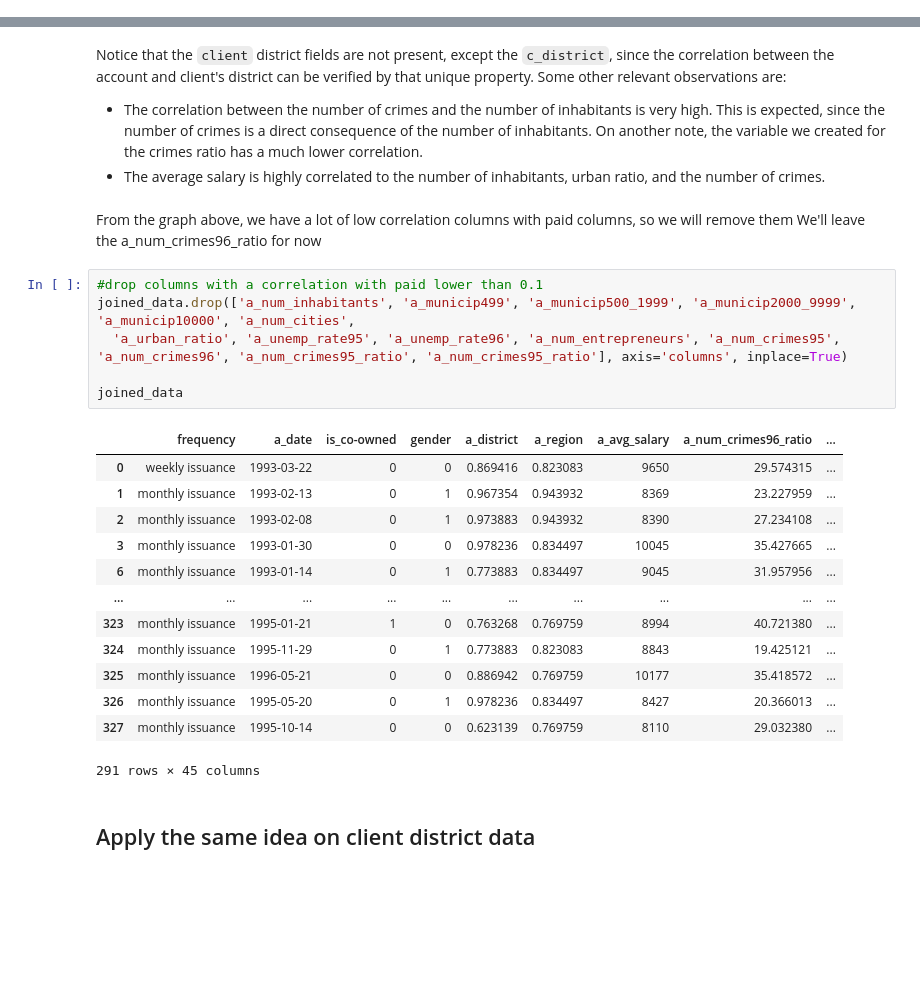
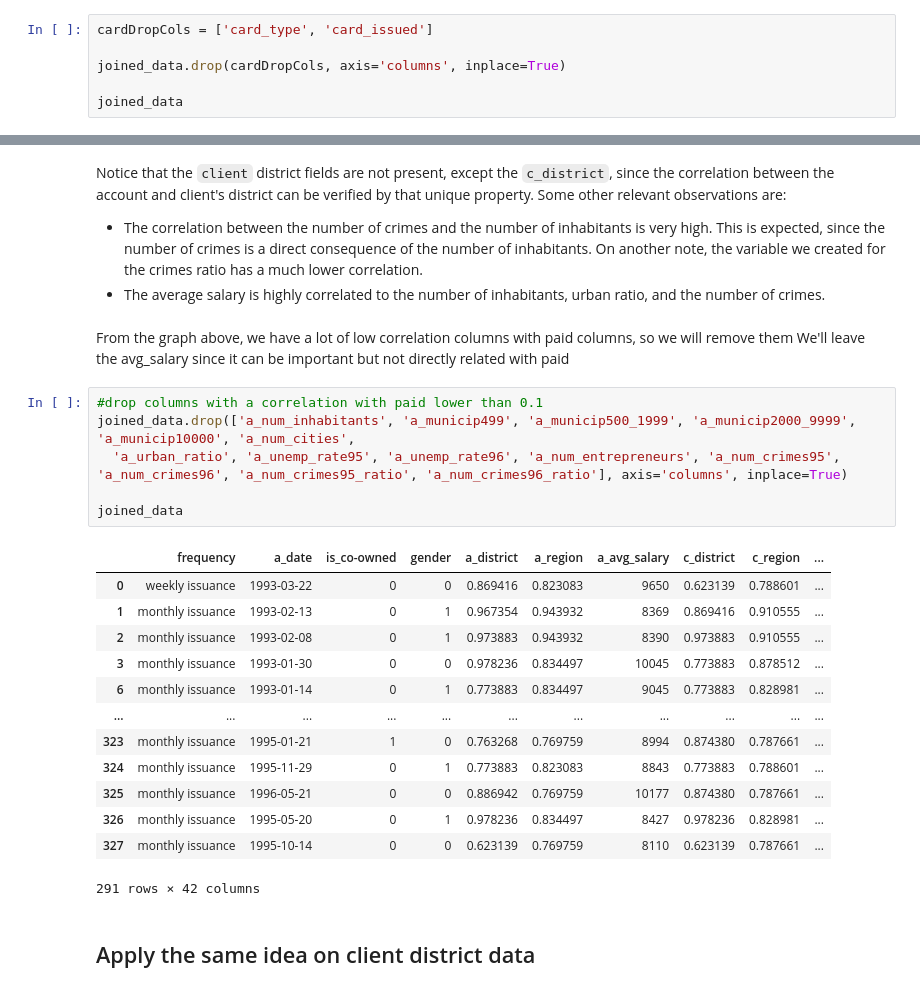
Before and after one commit to ruialves35/feup-ac, a Jupyter notebook: src/analysis/featureExtraction.ipynb, the cells around one changed output, grey strips where cells are left out. Saved outputs shown, nothing was run; the diff lists cells and outputs as text; blank space fills up the shorter version.

```diff
--- a/src/analysis/featureExtraction.ipynb
+++ b/src/analysis/featureExtraction.ipynb
@@ -138,0 +144,6 @@ joined_data = joined_data[joined_data['age'] != 0]
+# %%
+cardDropCols = ['card_type', 'card_issued']
+
+joined_data.drop(cardDropCols, axis='columns', inplace=True)
+
+joined_data
@@ -224,27 +249,27 @@ Notice that the `client` district fields are not present, except the `c_district
 - The average salary is highly correlated to the number of inhabitants, urban ratio, and the number of crimes.
 # %% [markdown]
 From the graph above, we have a lot of low correlation columns with paid columns, so we will remove them
-We'll leave the a_num_crimes96_ratio for now
+We'll leave the avg_salary since it can be important but not directly related with paid
 # %%
 #drop columns with a correlation with paid lower than 0.1
 joined_data.drop(['a_num_inhabitants', 'a_municip499', 'a_municip500_1999', 'a_municip2000_9999', 'a_municip10000', 'a_num_cities',
-  'a_urban_ratio', 'a_unemp_rate95', 'a_unemp_rate96', 'a_num_entrepreneurs', 'a_num_crimes95', 'a_num_crimes96', 'a_num_crimes95_ratio', 'a_num_crimes95_ratio'], axis='columns', inplace=True)
+  'a_urban_ratio', 'a_unemp_rate95', 'a_unemp_rate96', 'a_num_entrepreneurs', 'a_num_crimes95', 'a_num_crimes96', 'a_num_crimes95_ratio', 'a_num_crimes96_ratio'], axis='columns', inplace=True)
 
 joined_data
 # %% [output]
-|  | frequency | a_date | is_co-owned | gender | a_district | a_region | a_avg_salary | a_num_crimes96_ratio | ... |
-| 0 | weekly issuance | 1993-03-22 | 0 | 0 | 0.869416 | 0.823083 | 9650 | 29.574315 | ... |
-| 1 | monthly issuance | 1993-02-13 | 0 | 1 | 0.967354 | 0.943932 | 8369 | 23.227959 | ... |
-| 2 | monthly issuance | 1993-02-08 | 0 | 1 | 0.973883 | 0.943932 | 8390 | 27.234108 | ... |
-| 3 | monthly issuance | 1993-01-30 | 0 | 0 | 0.978236 | 0.834497 | 10045 | 35.427665 | ... |
-| 6 | monthly issuance | 1993-01-14 | 0 | 1 | 0.773883 | 0.834497 | 9045 | 31.957956 | ... |
-| ... | ... | ... | ... | ... | ... | ... | ... | ... | ... |
-| 323 | monthly issuance | 1995-01-21 | 1 | 0 | 0.763268 | 0.769759 | 8994 | 40.721380 | ... |
-| 324 | monthly issuance | 1995-11-29 | 0 | 1 | 0.773883 | 0.823083 | 8843 | 19.425121 | ... |
-| 325 | monthly issuance | 1996-05-21 | 0 | 0 | 0.886942 | 0.769759 | 10177 | 35.418572 | ... |
-| 326 | monthly issuance | 1995-05-20 | 0 | 1 | 0.978236 | 0.834497 | 8427 | 20.366013 | ... |
-| 327 | monthly issuance | 1995-10-14 | 0 | 0 | 0.623139 | 0.769759 | 8110 | 29.032380 | ... |
+|  | frequency | a_date | is_co-owned | gender | a_district | a_region | a_avg_salary | c_district | c_region | ... |
+| 0 | weekly issuance | 1993-03-22 | 0 | 0 | 0.869416 | 0.823083 | 9650 | 0.623139 | 0.788601 | ... |
+| 1 | monthly issuance | 1993-02-13 | 0 | 1 | 0.967354 | 0.943932 | 8369 | 0.869416 | 0.910555 | ... |
+| 2 | monthly issuance | 1993-02-08 | 0 | 1 | 0.973883 | 0.943932 | 8390 | 0.973883 | 0.910555 | ... |
+| 3 | monthly issuance | 1993-01-30 | 0 | 0 | 0.978236 | 0.834497 | 10045 | 0.773883 | 0.878512 | ... |
+| 6 | monthly issuance | 1993-01-14 | 0 | 1 | 0.773883 | 0.834497 | 9045 | 0.773883 | 0.828981 | ... |
+| ... | ... | ... | ... | ... | ... | ... | ... | ... | ... | ... |
+| 323 | monthly issuance | 1995-01-21 | 1 | 0 | 0.763268 | 0.769759 | 8994 | 0.874380 | 0.787661 | ... |
+| 324 | monthly issuance | 1995-11-29 | 0 | 1 | 0.773883 | 0.823083 | 8843 | 0.773883 | 0.788601 | ... |
+| 325 | monthly issuance | 1996-05-21 | 0 | 0 | 0.886942 | 0.769759 | 10177 | 0.874380 | 0.787661 | ... |
+| 326 | monthly issuance | 1995-05-20 | 0 | 1 | 0.978236 | 0.834497 | 8427 | 0.978236 | 0.828981 | ... |
+| 327 | monthly issuance | 1995-10-14 | 0 | 0 | 0.623139 | 0.769759 | 8110 | 0.623139 | 0.787661 | ... |
-291 rows × 45 columns
+291 rows × 42 columns
 # %% [markdown]
 ## Apply the same idea on client district data
 # %%
```
Also changed, not shown: parts of 33 cells of this notebook, 4 other files.
